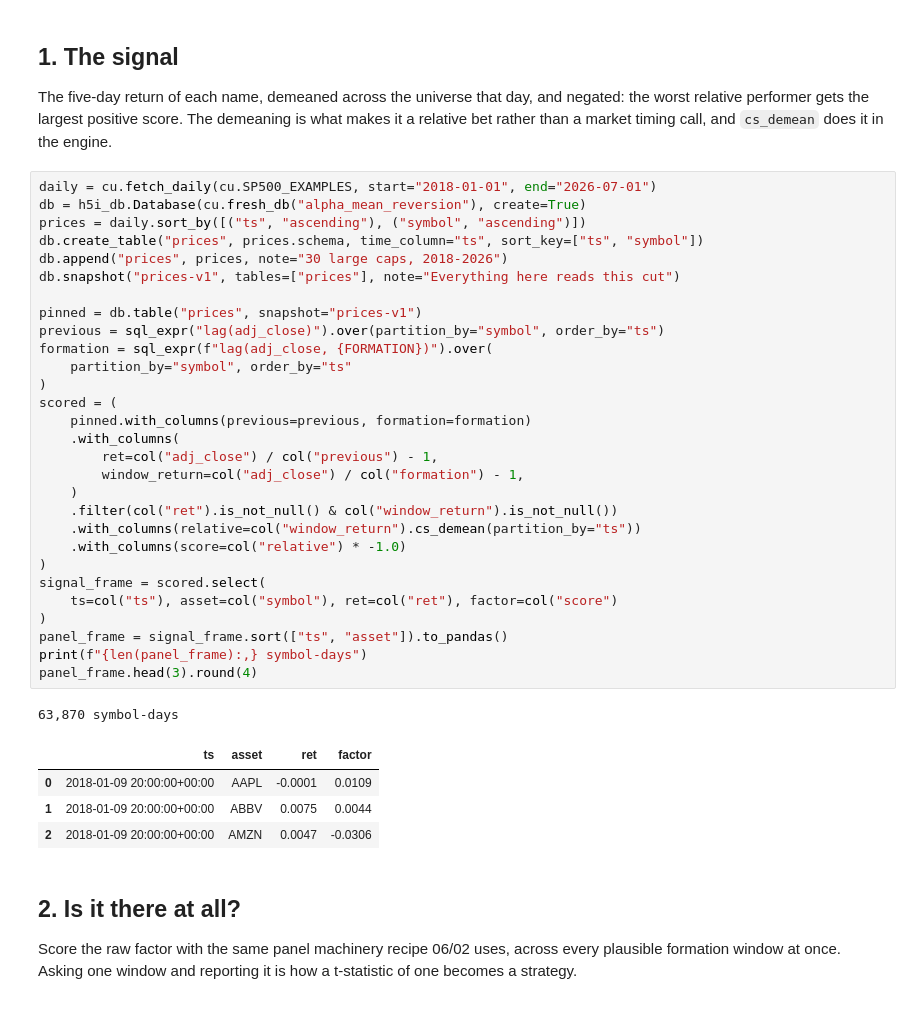
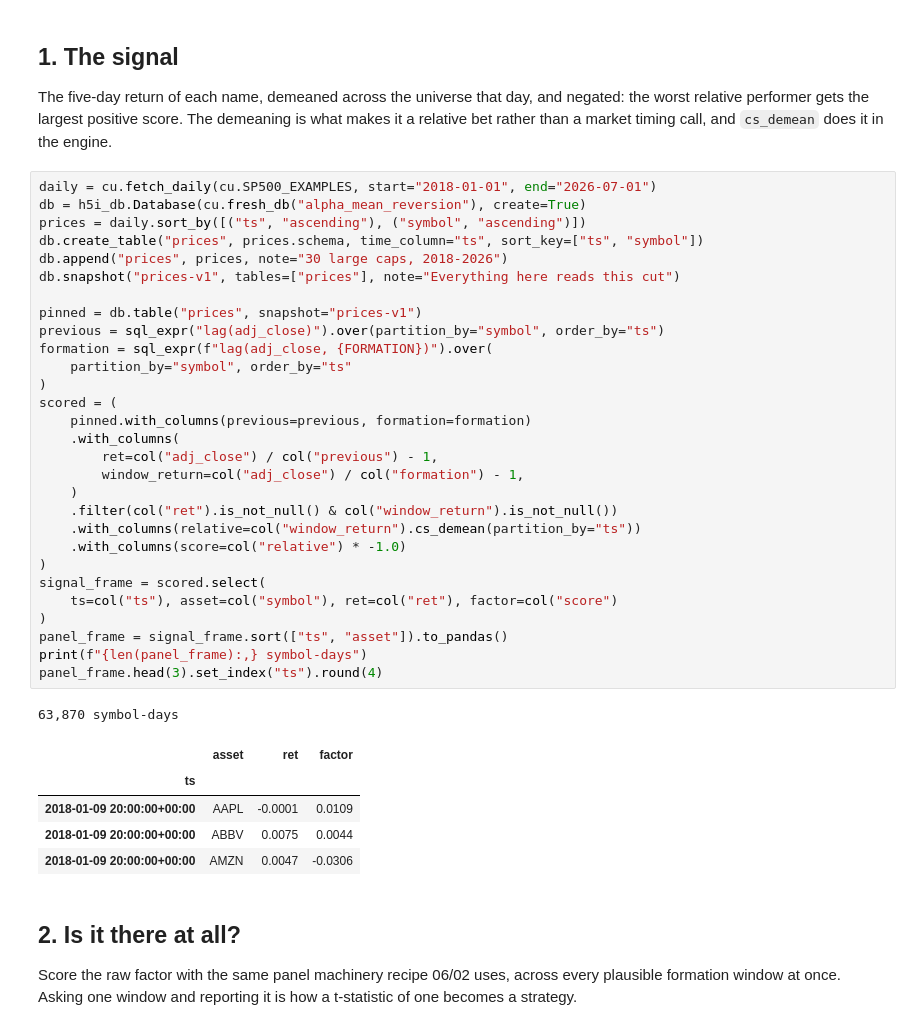
Before and after one commit to h5i-dev/h5i-db-cookbook, a Jupyter notebook: notebooks/02_alpha_research/13_mean_reversion.ipynb, the cells around one changed output. Saved outputs shown, nothing was run; the diff lists cells and outputs as text.

```diff
--- a/notebooks/02_alpha_research/13_mean_reversion.ipynb
+++ b/notebooks/02_alpha_research/13_mean_reversion.ipynb
@@ -50,38 +50,39 @@ and `cs_demean` does it in the engine.
 # %%
 daily = cu.fetch_daily(cu.SP500_EXAMPLES, start="2018-01-01", end="2026-07-01")
 db = h5i_db.Database(cu.fresh_db("alpha_mean_reversion"), create=True)
 prices = daily.sort_by([("ts", "ascending"), ("symbol", "ascending")])
 db.create_table("prices", prices.schema, time_column="ts", sort_key=["ts", "symbol"])
 db.append("prices", prices, note="30 large caps, 2018-2026")
 db.snapshot("prices-v1", tables=["prices"], note="Everything here reads this cut")
 
 pinned = db.table("prices", snapshot="prices-v1")
 previous = sql_expr("lag(adj_close)").over(partition_by="symbol", order_by="ts")
 formation = sql_expr(f"lag(adj_close, {FORMATION})").over(
     partition_by="symbol", order_by="ts"
 )
 scored = (
     pinned.with_columns(previous=previous, formation=formation)
     .with_columns(
         ret=col("adj_close") / col("previous") - 1,
         window_return=col("adj_close") / col("formation") - 1,
     )
     .filter(col("ret").is_not_null() & col("window_return").is_not_null())
     .with_columns(relative=col("window_return").cs_demean(partition_by="ts"))
     .with_columns(score=col("relative") * -1.0)
 )
 signal_frame = scored.select(
     ts=col("ts"), asset=col("symbol"), ret=col("ret"), factor=col("score")
 )
 panel_frame = signal_frame.sort(["ts", "asset"]).to_pandas()
 print(f"{len(panel_frame):,} symbol-days")
-panel_frame.head(3).round(4)
+panel_frame.head(3).set_index("ts").round(4)
 # %% [output]
 63,870 symbol-days
-|  | ts | asset | ret | factor |
-| 0 | 2018-01-09 20:00:00+00:00 | AAPL | -0.0001 | 0.0109 |
-| 1 | 2018-01-09 20:00:00+00:00 | ABBV | 0.0075 | 0.0044 |
-| 2 | 2018-01-09 20:00:00+00:00 | AMZN | 0.0047 | -0.0306 |
+|  | asset | ret | factor |
+| ts |  |  |  |
+| 2018-01-09 20:00:00+00:00 | AAPL | -0.0001 | 0.0109 |
+| 2018-01-09 20:00:00+00:00 | ABBV | 0.0075 | 0.0044 |
+| 2018-01-09 20:00:00+00:00 | AMZN | 0.0047 | -0.0306 |
 # %% [markdown]
 ## 2. Is it there at all?
 
```
Also changed, not shown: 11 other files.
